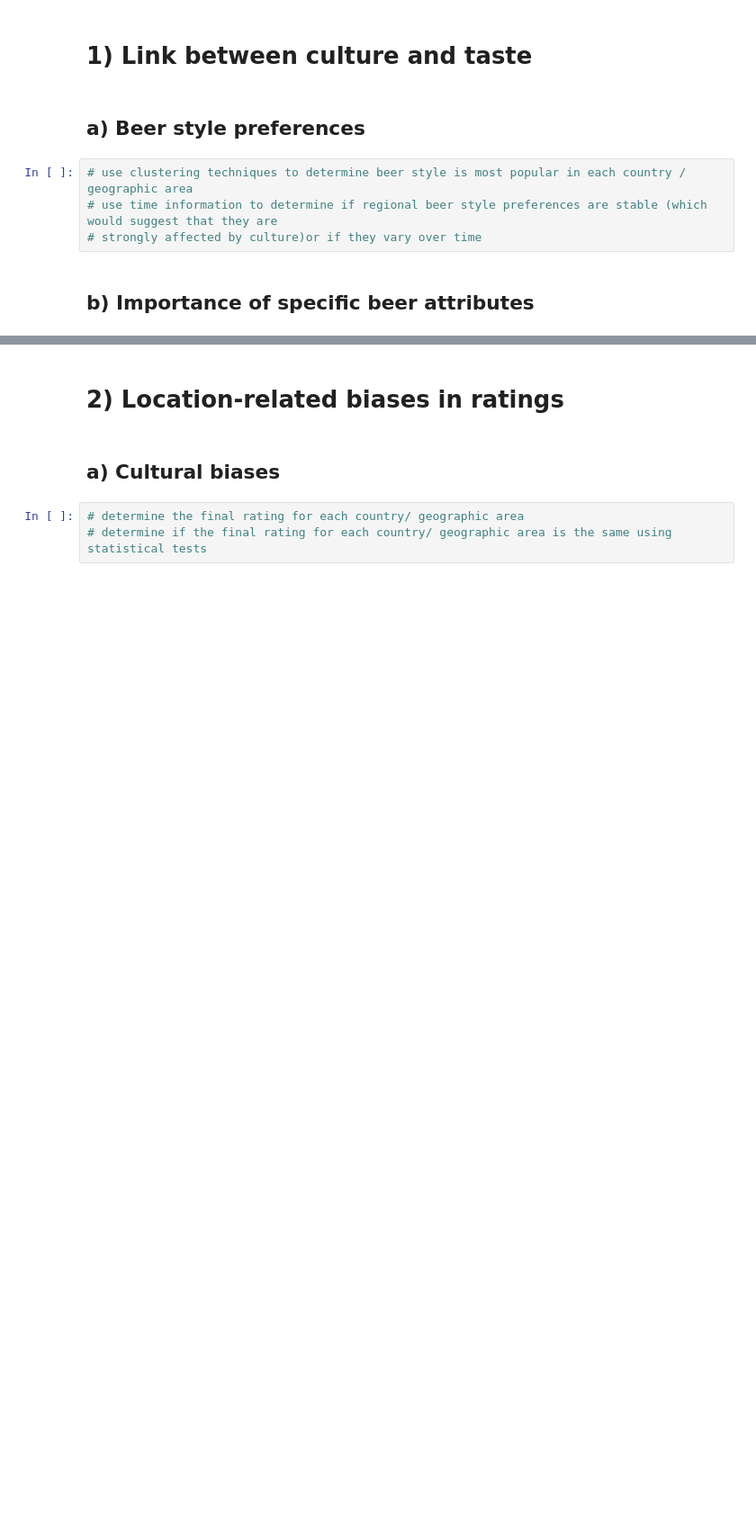
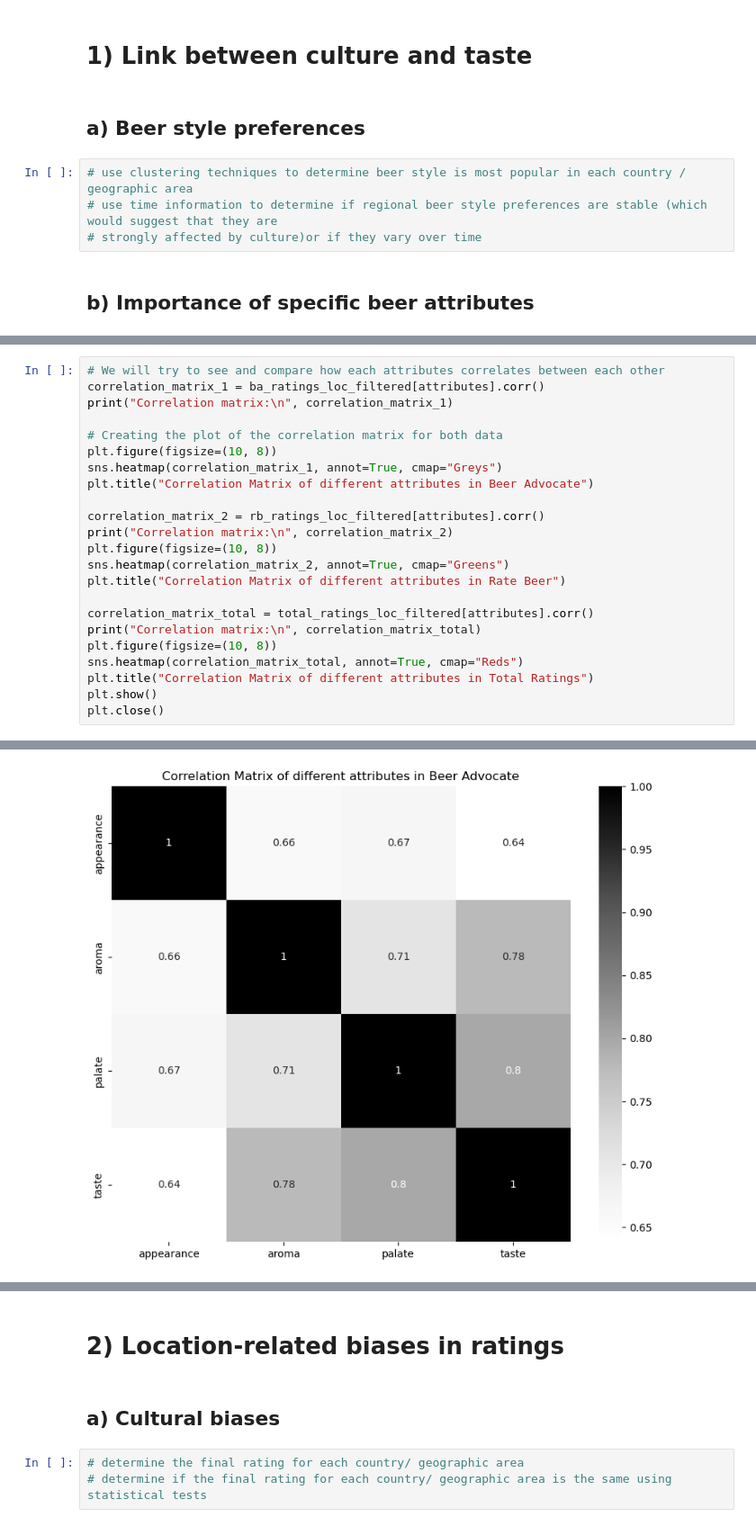
Before and after one commit to epfl-ada/ada-2024-project-datapilots, a Jupyter notebook: results.ipynb, the cells around one changed output, grey strips where cells are left out. Shown at 90% size. Drawn from its saved outputs; the diff is of its cells as text; blank space fills up the shorter version.

```diff
--- a/results.ipynb
+++ b/results.ipynb
@@ -747,0 +757,24 @@ As we see from the plots and correlation matrix the different attributes of the
+# %%
+# We will try to see and compare how each attributes correlates between each other
+correlation_matrix_1 = ba_ratings_loc_filtered[attributes].corr()
+print("Correlation matrix:\n", correlation_matrix_1)
+
+# Creating the plot of the correlation matrix for both data
+plt.figure(figsize=(10, 8))
+sns.heatmap(correlation_matrix_1, annot=True, cmap="Greys")
+plt.title("Correlation Matrix of different attributes in Beer Advocate")
+
+correlation_matrix_2 = rb_ratings_loc_filtered[attributes].corr()
+print("Correlation matrix:\n", correlation_matrix_2)
+plt.figure(figsize=(10, 8))
+sns.heatmap(correlation_matrix_2, annot=True, cmap="Greens")
+plt.title("Correlation Matrix of different attributes in Rate Beer")
+
+correlation_matrix_total = total_ratings_loc_filtered[attributes].corr()
+print("Correlation matrix:\n", correlation_matrix_total)
+plt.figure(figsize=(10, 8))
+sns.heatmap(correlation_matrix_total, annot=True, cmap="Reds")
+plt.title("Correlation Matrix of different attributes in Total Ratings")
+plt.show()
+plt.close()
+# %% [output]
@@ -747,0 +799 @@ As we see from the plots and correlation matrix the different attributes of the
+[figure, added]
```
Also changed, not shown: parts of 36 cells of this notebook.
